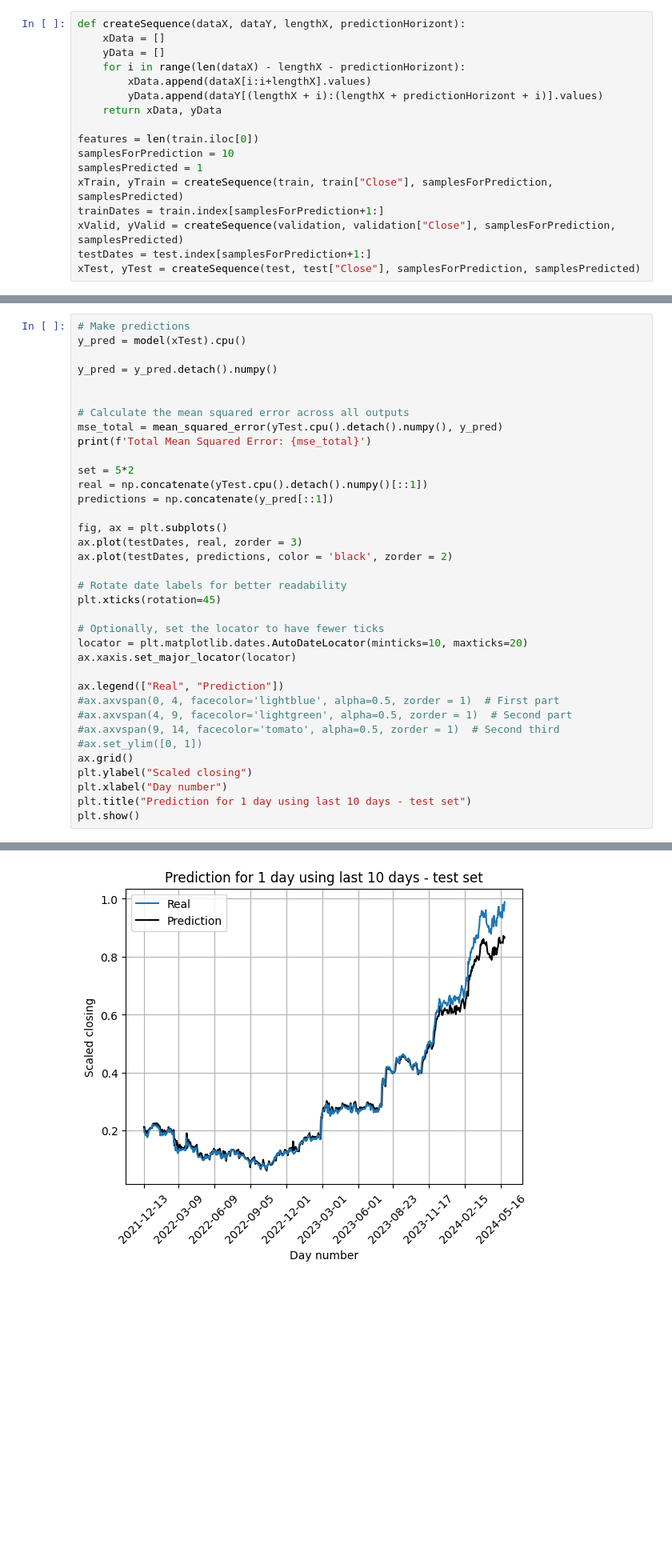
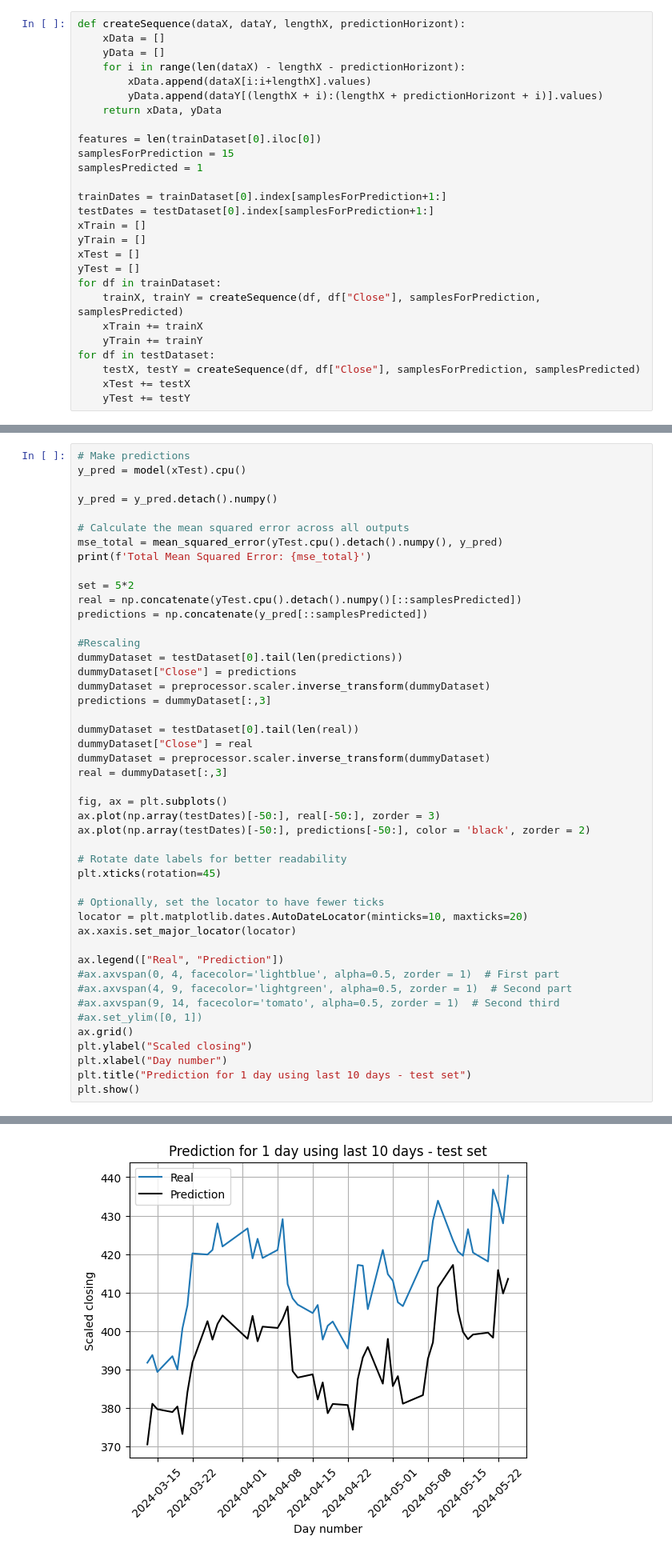
Before and after one commit to mich-kacz/Stock_prediction, a Jupyter notebook: notebooks/lstm.ipynb, the cells around one changed output, grey strips where cells are left out. Shown at 80% size. Saved outputs shown, nothing was run; the diff lists cells and outputs as text; blank space fills up the shorter version.

```diff
--- a/notebooks/lstm.ipynb
+++ b/notebooks/lstm.ipynb
@@ -100,14 +165,24 @@ def createSequence(dataX, dataY, lengthX, predictionHorizont):
         yData.append(dataY[(lengthX + i):(lengthX + predictionHorizont + i)].values)
     return xData, yData
 
-features = len(train.iloc[0])
-samplesForPrediction = 10
+features = len(trainDataset[0].iloc[0])
+samplesForPrediction = 15
 samplesPredicted = 1
-xTrain, yTrain = createSequence(train, train["Close"], samplesForPrediction, samplesPredicted)
-trainDates = train.index[samplesForPrediction+1:]
-xValid, yValid = createSequence(validation, validation["Close"], samplesForPrediction, samplesPredicted)
-testDates = test.index[samplesForPrediction+1:]
-xTest, yTest = createSequence(test, test["Close"], samplesForPrediction, samplesPredicted)
+
+trainDates = trainDataset[0].index[samplesForPrediction+1:]
+testDates = testDataset[0].index[samplesForPrediction+1:]
+xTrain = []
+yTrain = []
+xTest = []
+yTest = []
+for df in trainDataset:
+    trainX, trainY = createSequence(df, df["Close"], samplesForPrediction, samplesPredicted)
+    xTrain += trainX
+    yTrain += trainY
+for df in testDataset:
+    testX, testY = createSequence(df, df["Close"], samplesForPrediction, samplesPredicted)
+    xTest += testX
+    yTest += testY
 # %%
 xTrain = torch.Tensor(xTrain).to(device)
 yTrain = torch.Tensor(yTrain).to(device)
@@ -251,18 +331,28 @@ y_pred = model(xTest).cpu()
 
 y_pred = y_pred.detach().numpy()
 
-
 # Calculate the mean squared error across all outputs
 mse_total = mean_squared_error(yTest.cpu().detach().numpy(), y_pred)
 print(f'Total Mean Squared Error: {mse_total}')
 
 set = 5*2
-real = np.concatenate(yTest.cpu().detach().numpy()[::1])
-predictions = np.concatenate(y_pred[::1])
+real = np.concatenate(yTest.cpu().detach().numpy()[::samplesPredicted])
+predictions = np.concatenate(y_pred[::samplesPredicted])
+
+#Rescaling
+dummyDataset = testDataset[0].tail(len(predictions))
+dummyDataset["Close"] = predictions
+dummyDataset = preprocessor.scaler.inverse_transform(dummyDataset)
+predictions = dummyDataset[:,3]
+
+dummyDataset = testDataset[0].tail(len(real))
+dummyDataset["Close"] = real
+dummyDataset = preprocessor.scaler.inverse_transform(dummyDataset)
+real = dummyDataset[:,3]
 
 fig, ax = plt.subplots()
-ax.plot(testDates, real, zorder = 3)
-ax.plot(testDates, predictions, color = 'black', zorder = 2)
+ax.plot(np.array(testDates)[-50:], real[-50:], zorder = 3)
+ax.plot(np.array(testDates)[-50:], predictions[-50:], color = 'black', zorder = 2)
 
 # Rotate date labels for better readability
 plt.xticks(rotation=45)
@@ -286 +386 @@ Total Mean Squared Error: 0.0011347559047862887
-[figure, old version]
+[figure, new version]
```
Also changed, not shown: parts of 17 cells of this notebook, 13 other files.
